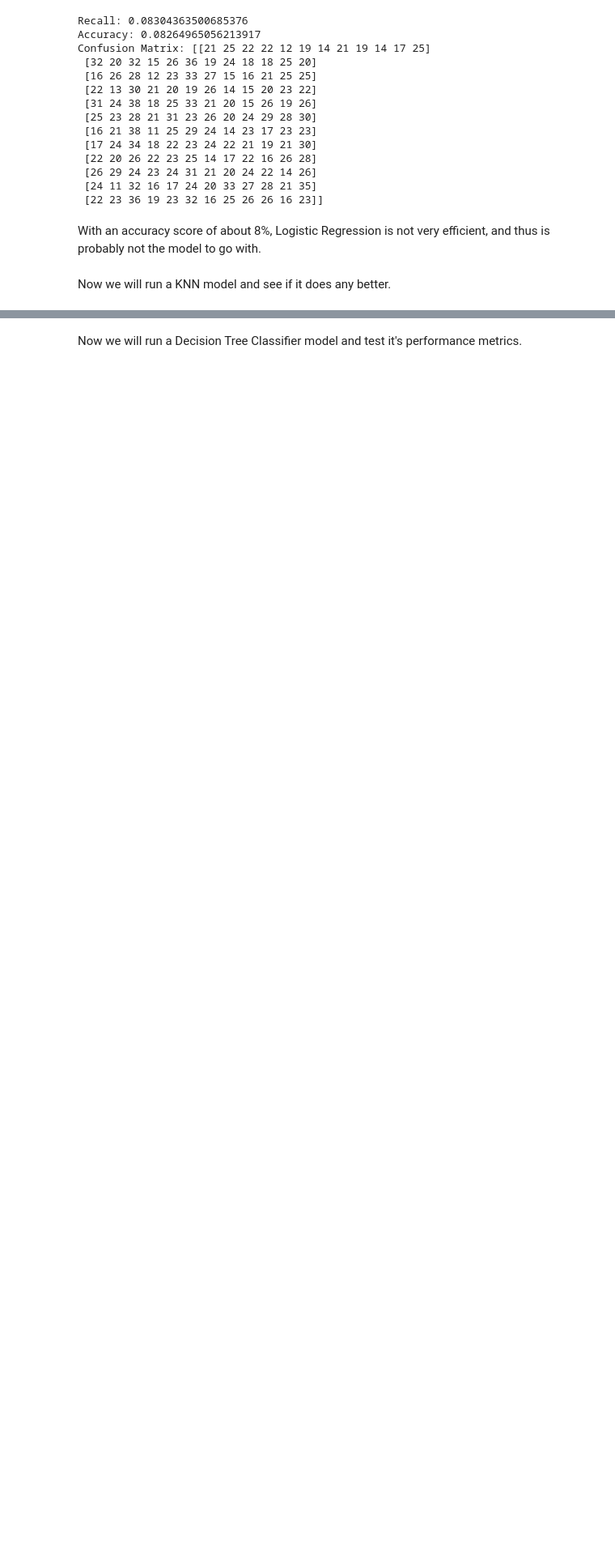
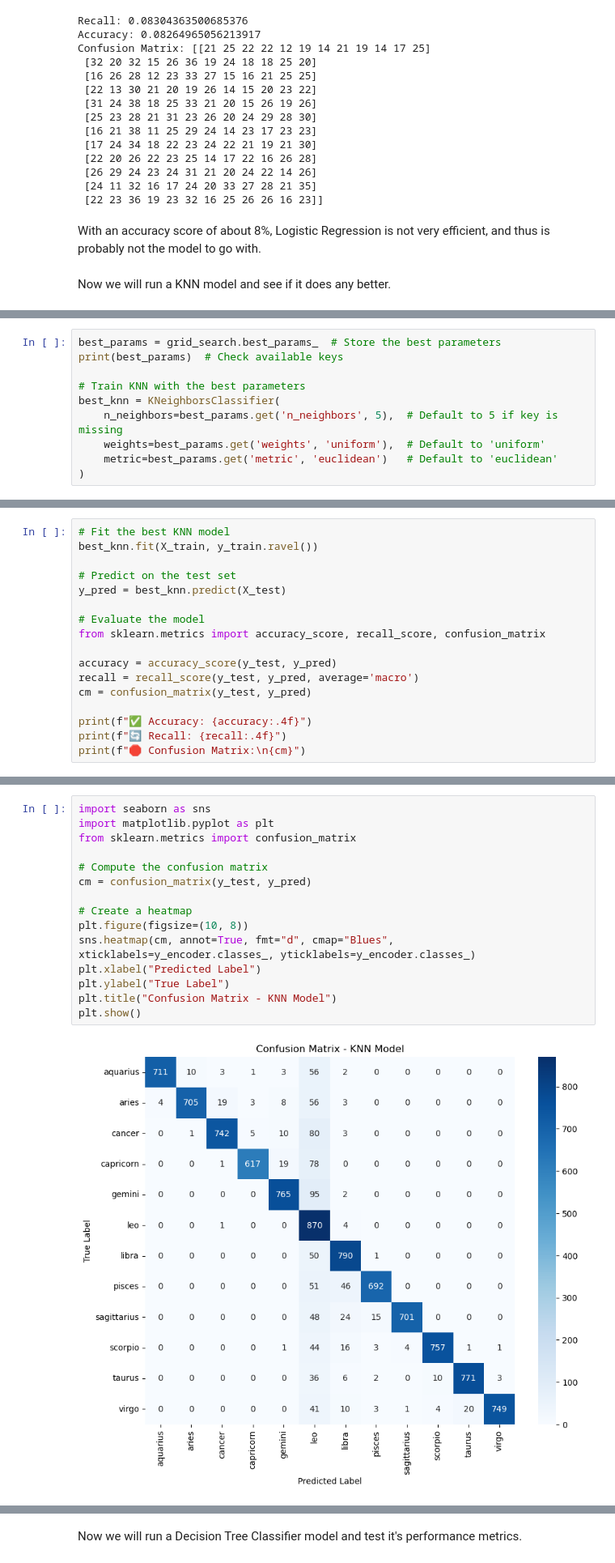
Before and after one commit to Kyloni417/OkCupid-Date-a-Scientist, a Jupyter notebook: date-a-scientist.ipynb, the cells around one changed output, grey strips where cells are left out. Shown at 81% size. Drawn from its saved outputs; the diff is of its cells as text; blank space fills up the shorter version.

Commit message:
Ran KNN model and hyperparameter tuning

```diff
--- a/date-a-scientist.ipynb
+++ b/date-a-scientist.ipynb
@@ -738,0 +766,10 @@ KNN Accuracy:  0.963591736551442
+# %%
+best_params = grid_search.best_params_  # Store the best parameters
+print(best_params)  # Check available keys
+
+# Train KNN with the best parameters
+best_knn = KNeighborsClassifier(
+    n_neighbors=best_params.get('n_neighbors', 5),  # Default to 5 if key is missing
+    weights=best_params.get('weights', 'uniform'),  # Default to 'uniform'
+    metric=best_params.get('metric', 'euclidean')   # Default to 'euclidean'
+)
@@ -738,0 +778,17 @@ KNN Accuracy:  0.963591736551442
+# %%
+# Fit the best KNN model
+best_knn.fit(X_train, y_train.ravel())
+
+# Predict on the test set
+y_pred = best_knn.predict(X_test)
+
+# Evaluate the model
+from sklearn.metrics import accuracy_score, recall_score, confusion_matrix
+
+accuracy = accuracy_score(y_test, y_pred)
+recall = recall_score(y_test, y_pred, average='macro')
+cm = confusion_matrix(y_test, y_pred)
+
+print(f"✅ Accuracy: {accuracy:.4f}")
+print(f"🔄 Recall: {recall:.4f}")
+print(f"🛑 Confusion Matrix:\n{cm}")
@@ -740,0 +1023,17 @@ K Nearest Means performs WAY better at over 96% accuracy!
+# %%
+import seaborn as sns
+import matplotlib.pyplot as plt
+from sklearn.metrics import confusion_matrix
+
+# Compute the confusion matrix
+cm = confusion_matrix(y_test, y_pred)
+
+# Create a heatmap
+plt.figure(figsize=(10, 8))
+sns.heatmap(cm, annot=True, fmt="d", cmap="Blues", xticklabels=y_encoder.classes_, yticklabels=y_encoder.classes_)
+plt.xlabel("Predicted Label")
+plt.ylabel("True Label")
+plt.title("Confusion Matrix - KNN Model")
+plt.show()
+# %% [output]
+[figure, added]
```
Also changed, not shown: parts of 45 cells of this notebook.
